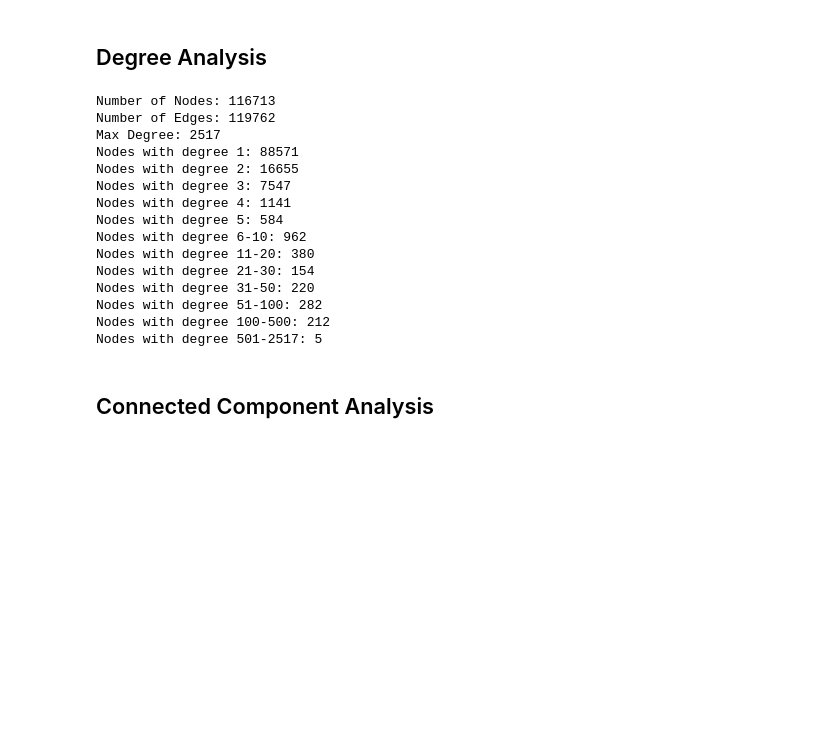
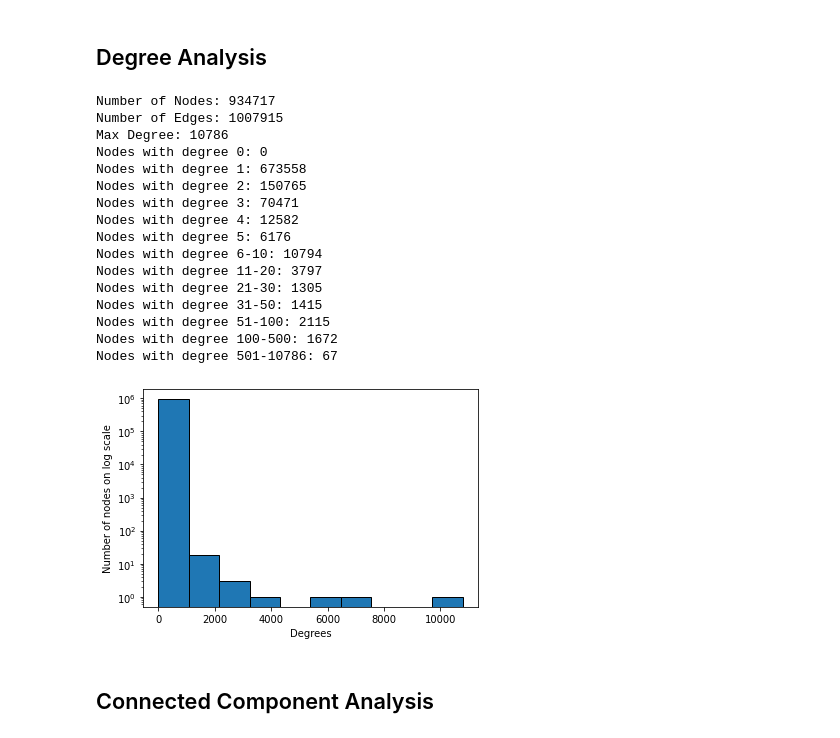
Before and after one commit to UB-CSE-640-Blockchain-Analysis/analysis, a Jupyter notebook: analysis.ipynb, the cells around one changed output. Drawn from its saved outputs; the diff is of its cells as text; code cells hidden in the pictures; blank space fills up the shorter version.

```diff
--- a/analysis.ipynb
+++ b/analysis.ipynb
@@ -23,41 +23,49 @@ graph = read_graph('graph.pickle')
 # %%
 undirected_graph = nx.Graph()
 for sender, receiver, _ in graph.edges.data():
     undirected_graph.add_edge(sender, receiver)
 print(f'Number of Nodes: {undirected_graph.number_of_nodes()}')
 print(f'Number of Edges: {undirected_graph.number_of_edges()}')
 
 degrees = np.array([val for (node, val) in undirected_graph.degree])
-print(f'Max Degree: {np.max(degrees)}')
+max_degree = np.max(degrees)
+print(f'Max Degree: {max_degree}')
 
+print(f'Nodes with degree 0: {(degrees == 0).sum()}')
 print(f'Nodes with degree 1: {(degrees == 1).sum()}')
 print(f'Nodes with degree 2: {(degrees == 2).sum()}')
 print(f'Nodes with degree 3: {(degrees == 3).sum()}')
 print(f'Nodes with degree 4: {(degrees == 4).sum()}')
 print(f'Nodes with degree 5: {(degrees == 5).sum()}')
 print(f'Nodes with degree 6-10: {np.logical_and(degrees >= 6, degrees <= 10).sum()}')
 print(f'Nodes with degree 11-20: {np.logical_and(degrees >= 11, degrees <= 20).sum()}')
 print(f'Nodes with degree 21-30: {np.logical_and(degrees >= 21, degrees <= 30).sum()}')
 print(f'Nodes with degree 31-50: {np.logical_and(degrees >= 31, degrees <= 50).sum()}')
 print(f'Nodes with degree 51-100: {np.logical_and(degrees >= 51, degrees <= 100).sum()}')
 print(f'Nodes with degree 100-500: {np.logical_and(degrees >= 101, degrees <= 500).sum()}')
-print(f'Nodes with degree 501-2517: {np.logical_and(degrees >= 501, degrees <= 2558).sum()}')
+print(f'Nodes with degree 501-{max_degree}: {np.logical_and(degrees >= 501, degrees <= max_degree).sum()}')
+plt.hist(degrees, bins=10, log=True, edgecolor='black')
+plt.xlabel('Degrees')
+plt.ylabel('Number of nodes on log scale')
+plt.show()
 # %% [output]
-Number of Nodes: 116713
-Number of Edges: 119762
-Max Degree: 2517
-Nodes with degree 1: 88571
-Nodes with degree 2: 16655
-Nodes with degree 3: 7547
-Nodes with degree 4: 1141
-Nodes with degree 5: 584
-Nodes with degree 6-10: 962
-Nodes with degree 11-20: 380
-Nodes with degree 21-30: 154
-Nodes with degree 31-50: 220
-Nodes with degree 51-100: 282
-Nodes with degree 100-500: 212
-Nodes with degree 501-2517: 5
+Number of Nodes: 934717
+Number of Edges: 1007915
+Max Degree: 10786
+Nodes with degree 0: 0
+Nodes with degree 1: 673558
+Nodes with degree 2: 150765
+Nodes with degree 3: 70471
+Nodes with degree 4: 12582
+Nodes with degree 5: 6176
+Nodes with degree 6-10: 10794
+Nodes with degree 11-20: 3797
+Nodes with degree 21-30: 1305
+Nodes with degree 31-50: 1415
+Nodes with degree 51-100: 2115
+Nodes with degree 100-500: 1672
+Nodes with degree 501-10786: 67
+[figure, added]
 # %% [markdown]
 ## Connected Component Analysis
 # %%
```
Also changed, not shown: parts of 7 cells of this notebook, 3 other files.
